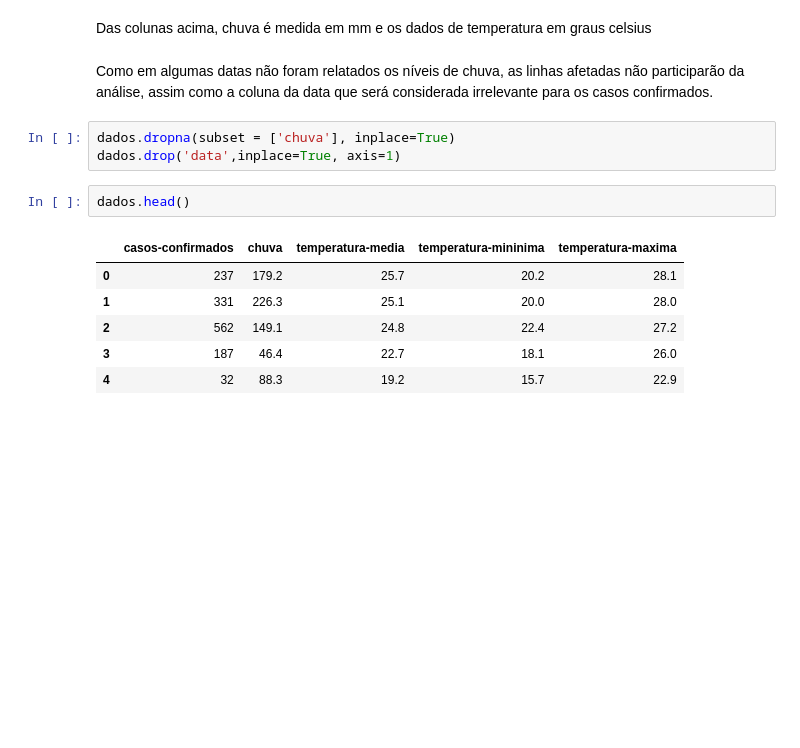
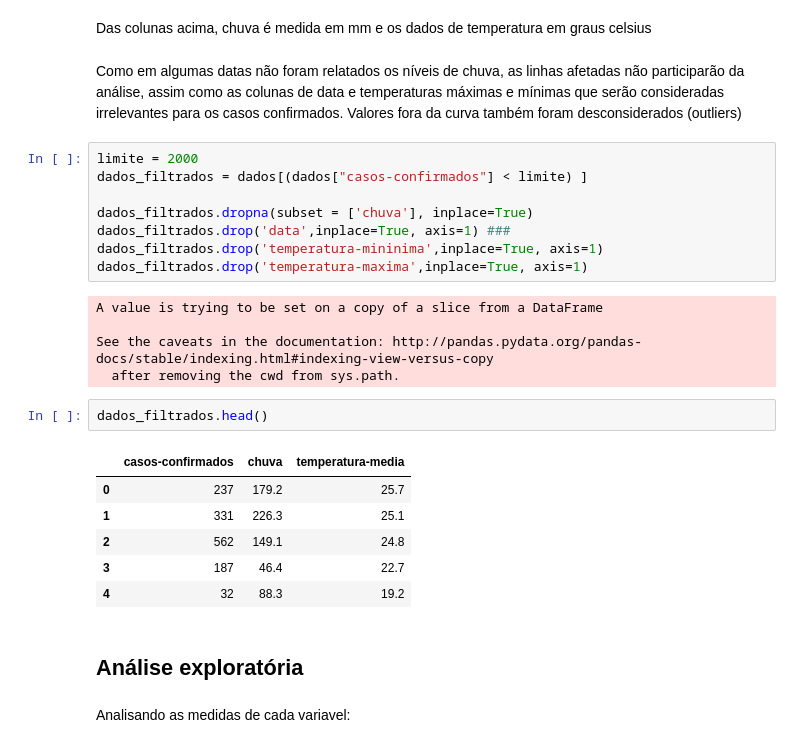
Before and after one commit to NicolasCho/Projeto2_CDados, a Jupyter notebook: Projeto_2_CDados_NicolasCho.ipynb, the cells around one changed output. Cells and saved outputs as stored; diff of their text form; blank space fills up the shorter version.

```diff
--- a/Projeto_2_CDados_NicolasCho.ipynb
+++ b/Projeto_2_CDados_NicolasCho.ipynb
@@ -27,16 +31,30 @@ dados.head()
 # %% [markdown]
 Das colunas acima, chuva é medida em mm e os dados de temperatura em graus celsius
 # %% [markdown]
-Como em algumas datas não foram relatados os níveis de chuva, as linhas afetadas não participarão da análise, assim como a coluna da data que será considerada irrelevante para os casos confirmados.
+Como em algumas datas não foram relatados os níveis de chuva, as linhas afetadas não participarão da análise, assim como as colunas de data e temperaturas máximas e mínimas que serão consideradas irrelevantes para os casos confirmados. Valores fora da curva também foram desconsiderados (outliers)
-# %%
-dados.dropna(subset = ['chuva'], inplace=True)
-dados.drop('data',inplace=True, axis=1)
+# %%
+limite = 2000
+dados_filtrados = dados[(dados["casos-confirmados"] < limite) ]
+
+dados_filtrados.dropna(subset = ['chuva'], inplace=True)
+dados_filtrados.drop('data',inplace=True, axis=1) ###
+dados_filtrados.drop('temperatura-mininima',inplace=True, axis=1)
+dados_filtrados.drop('temperatura-maxima',inplace=True, axis=1)
+# %% [output]
+A value is trying to be set on a copy of a slice from a DataFrame
+
+See the caveats in the documentation: http://pandas.pydata.org/pandas-docs/stable/indexing.html#indexing-view-versus-copy
+  after removing the cwd from sys.path.
 # %%
-dados.head()
+dados_filtrados.head()
 # %% [output]
-|  | casos-confirmados | chuva | temperatura-media | temperatura-mininima | temperatura-maxima |
-| 0 | 237 | 179.2 | 25.7 | 20.2 | 28.1 |
-| 1 | 331 | 226.3 | 25.1 | 20.0 | 28.0 |
-| 2 | 562 | 149.1 | 24.8 | 22.4 | 27.2 |
-| 3 | 187 | 46.4 | 22.7 | 18.1 | 26.0 |
-| 4 | 32 | 88.3 | 19.2 | 15.7 | 22.9 |
+|  | casos-confirmados | chuva | temperatura-media |
+| 0 | 237 | 179.2 | 25.7 |
+| 1 | 331 | 226.3 | 25.1 |
+| 2 | 562 | 149.1 | 24.8 |
+| 3 | 187 | 46.4 | 22.7 |
+| 4 | 32 | 88.3 | 19.2 |
+# %% [markdown]
+## Análise exploratória
+# %% [markdown]
+Analisando as medidas de cada variavel:
```
Also changed, not shown: parts of 30 cells of this notebook.
